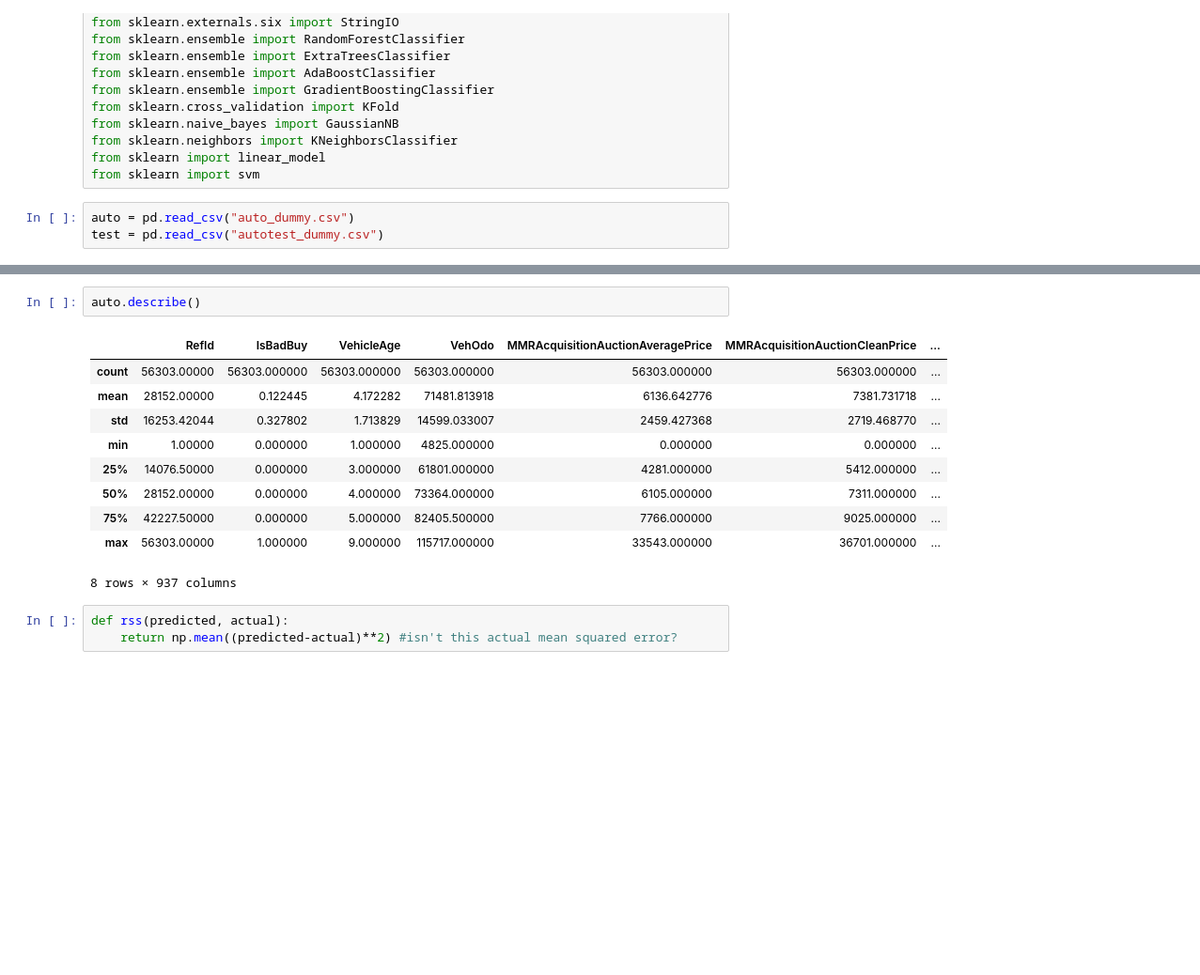
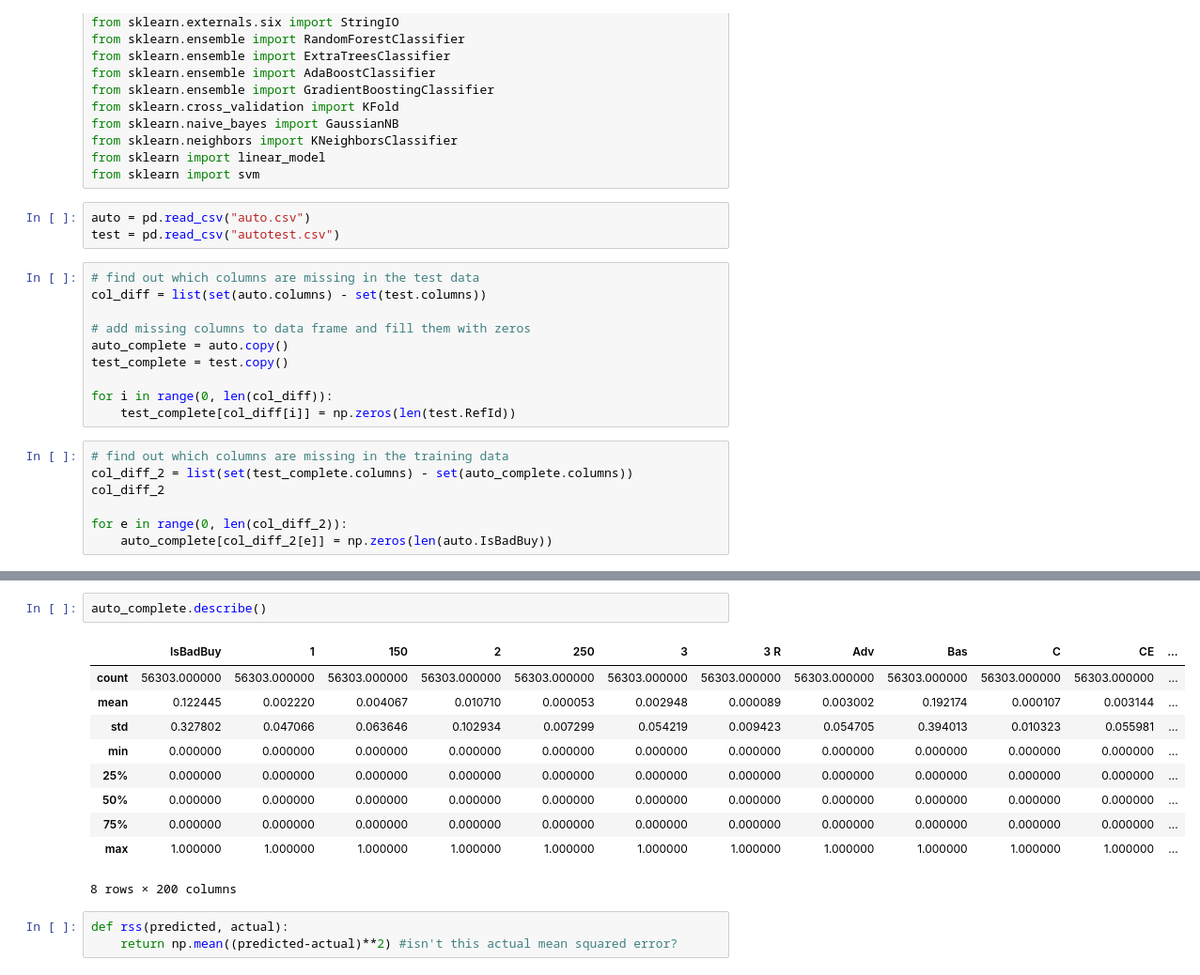
Before and after one commit to socksy/dm2, a Jupyter notebook: rubenlu/predictions.ipynb, the cells around one changed output, grey strips where cells are left out. Shown at 94% size. Saved outputs shown, nothing was run; the diff lists cells and outputs as text; blank space fills up the shorter version.

```diff
--- a/rubenlu/predictions.ipynb
+++ b/rubenlu/predictions.ipynb
@@ -18,5 +18,22 @@ from sklearn.neighbors import KNeighborsClassifier
 from sklearn import linear_model
 from sklearn import svm
 # %%
-auto = pd.read_csv("auto_dummy.csv")
-test = pd.read_csv("autotest_dummy.csv")
+auto = pd.read_csv("auto.csv")
+test = pd.read_csv("autotest.csv")
+# %%
+# find out which columns are missing in the test data
+col_diff = list(set(auto.columns) - set(test.columns))
+
+# add missing columns to data frame and fill them with zeros
+auto_complete = auto.copy()
+test_complete = test.copy()
+
+for i in range(0, len(col_diff)):
+    test_complete[col_diff[i]] = np.zeros(len(test.RefId))
+# %%
+# find out which columns are missing in the training data
+col_diff_2 = list(set(test_complete.columns) - set(auto_complete.columns))
+col_diff_2
+
+for e in range(0, len(col_diff_2)):
+    auto_complete[col_diff_2[e]] = np.zeros(len(auto.IsBadBuy))
@@ -23,16 +49,16 @@ test = pd.read_csv("autotest_dummy.csv")
 # %%
-auto.describe()
+auto_complete.describe()
 # %% [output]
-|  | RefId | IsBadBuy | VehicleAge | VehOdo | MMRAcquisitionAuctionAveragePrice | MMRAcquisitionAuctionCleanPrice | ... |
-| count | 56303.00000 | 56303.000000 | 56303.000000 | 56303.000000 | 56303.000000 | 56303.000000 | ... |
-| mean | 28152.00000 | 0.122445 | 4.172282 | 71481.813918 | 6136.642776 | 7381.731718 | ... |
-| std | 16253.42044 | 0.327802 | 1.713829 | 14599.033007 | 2459.427368 | 2719.468770 | ... |
-| min | 1.00000 | 0.000000 | 1.000000 | 4825.000000 | 0.000000 | 0.000000 | ... |
-| 25% | 14076.50000 | 0.000000 | 3.000000 | 61801.000000 | 4281.000000 | 5412.000000 | ... |
-| 50% | 28152.00000 | 0.000000 | 4.000000 | 73364.000000 | 6105.000000 | 7311.000000 | ... |
-| 75% | 42227.50000 | 0.000000 | 5.000000 | 82405.500000 | 7766.000000 | 9025.000000 | ... |
-| max | 56303.00000 | 1.000000 | 9.000000 | 115717.000000 | 33543.000000 | 36701.000000 | ... |
+|  | IsBadBuy | 1 | 150 | 2 | 250 | 3 | 3 R | Adv | Bas | C | CE | ... |
+| count | 56303.000000 | 56303.000000 | 56303.000000 | 56303.000000 | 56303.000000 | 56303.000000 | 56303.000000 | 56303.000000 | 56303.000000 | 56303.000000 | 56303.000000 | ... |
+| mean | 0.122445 | 0.002220 | 0.004067 | 0.010710 | 0.000053 | 0.002948 | 0.000089 | 0.003002 | 0.192174 | 0.000107 | 0.003144 | ... |
+| std | 0.327802 | 0.047066 | 0.063646 | 0.102934 | 0.007299 | 0.054219 | 0.009423 | 0.054705 | 0.394013 | 0.010323 | 0.055981 | ... |
+| min | 0.000000 | 0.000000 | 0.000000 | 0.000000 | 0.000000 | 0.000000 | 0.000000 | 0.000000 | 0.000000 | 0.000000 | 0.000000 | ... |
+| 25% | 0.000000 | 0.000000 | 0.000000 | 0.000000 | 0.000000 | 0.000000 | 0.000000 | 0.000000 | 0.000000 | 0.000000 | 0.000000 | ... |
+| 50% | 0.000000 | 0.000000 | 0.000000 | 0.000000 | 0.000000 | 0.000000 | 0.000000 | 0.000000 | 0.000000 | 0.000000 | 0.000000 | ... |
+| 75% | 0.000000 | 0.000000 | 0.000000 | 0.000000 | 0.000000 | 0.000000 | 0.000000 | 0.000000 | 0.000000 | 0.000000 | 0.000000 | ... |
+| max | 1.000000 | 1.000000 | 1.000000 | 1.000000 | 1.000000 | 1.000000 | 1.000000 | 1.000000 | 1.000000 | 1.000000 | 1.000000 | ... |
-8 rows × 937 columns
+8 rows × 200 columns
 # %%
 def rss(predicted, actual):
     return np.mean((predicted-actual)**2) #isn't this actual mean squared error?
```
Also changed, not shown: parts of 12 cells of this notebook, 1 other file.
